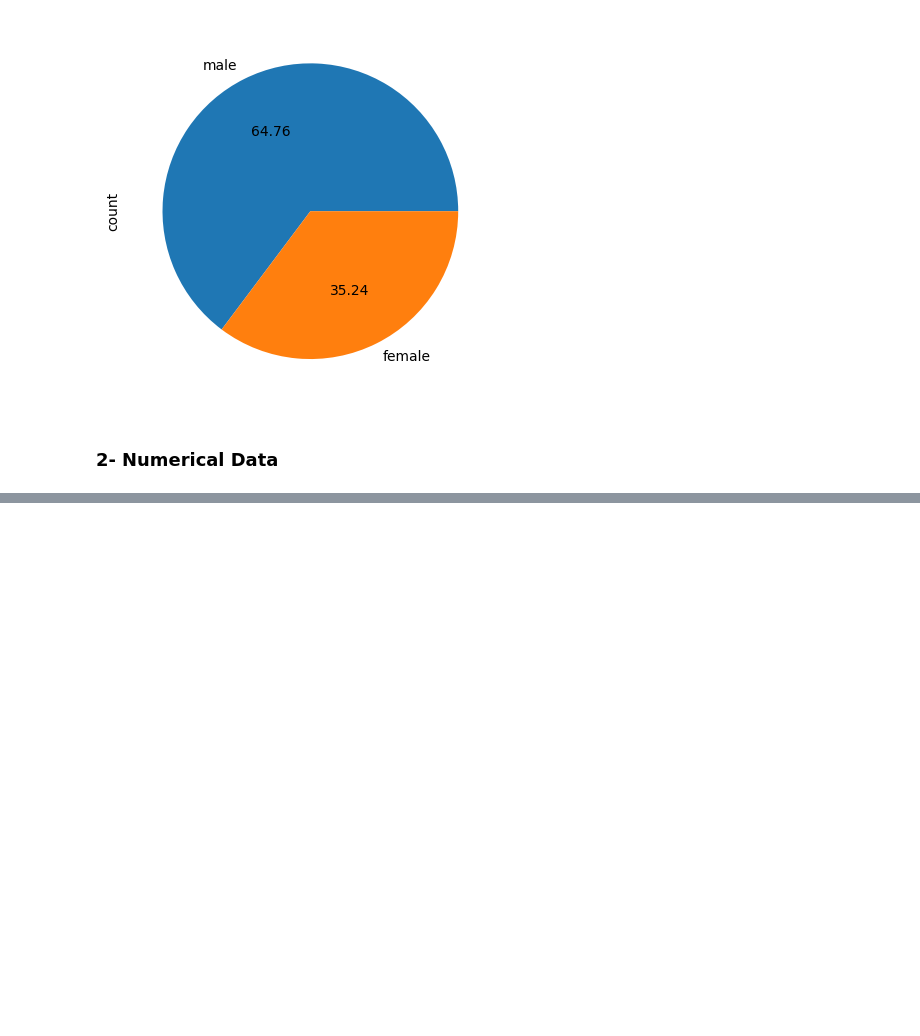
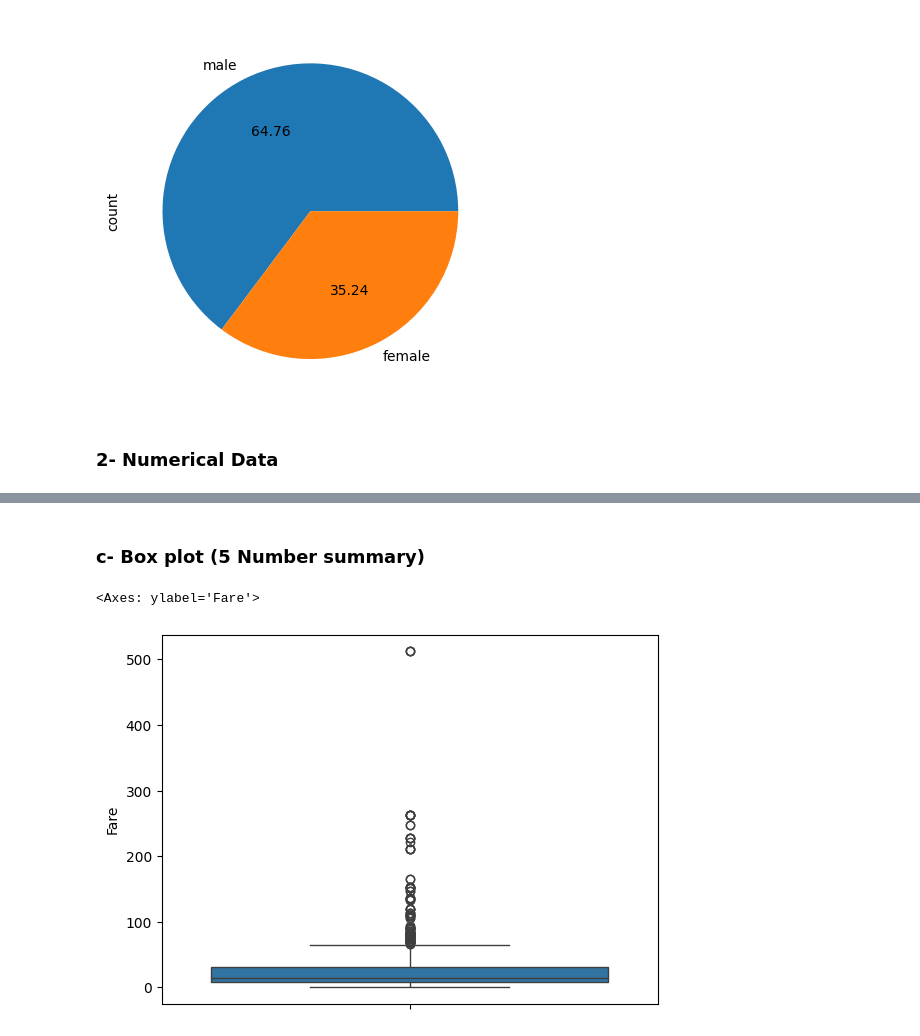
Before and after one commit to Ahmed546/ML-Course, a Jupyter notebook: Day 1/data.ipynb, the cells around one changed output, grey strips where cells are left out. Drawn from its saved outputs; the diff is of its cells as text; code cells hidden in the pictures; blank space fills up the shorter version.

```diff
--- a/Day 1/data.ipynb
+++ b/Day 1/data.ipynb
@@ -249,0 +301,7 @@ df['Sex'].value_counts().plot(kind='pie', autopct='%.2f')
+# %% [markdown]
+### c- Box plot (5 Number summary)
+# %%
+sns.boxplot(df['Fare'])
+# %% [output]
+<Axes: ylabel='Fare'>
+[figure, added]
```
Also changed, not shown: parts of 43 cells of this notebook.
